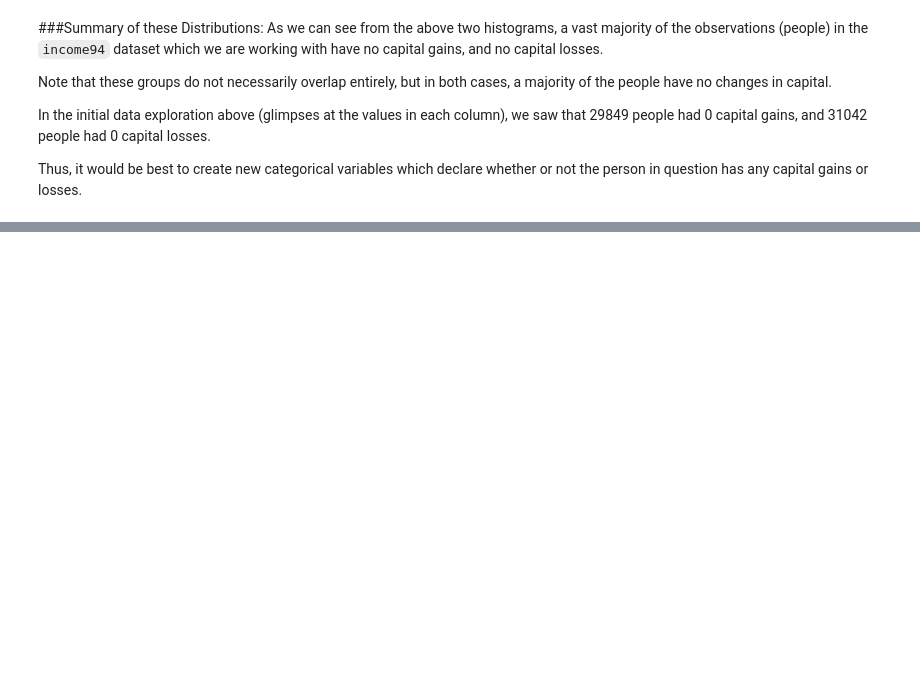
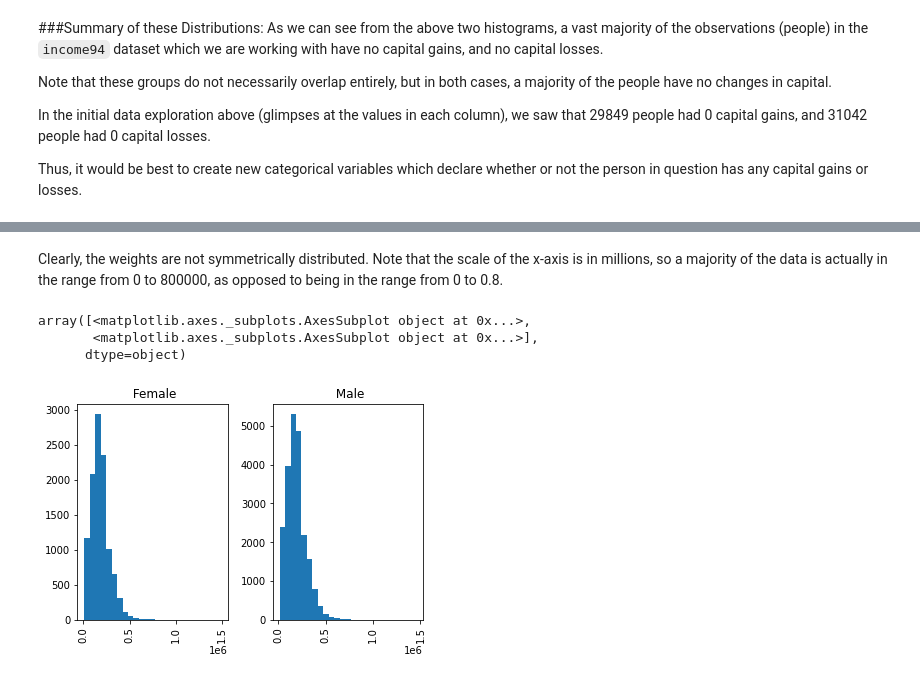
Before and after one commit to hotz1/JSC270_Assg2, a Jupyter notebook: JSC270_Assignment2.ipynb, the cells around one changed output, grey strips where cells are left out. Saved outputs shown, nothing was run; the diff lists cells and outputs as text; code cells hidden in the pictures; blank space fills up the shorter version.

```diff
--- a/JSC270_Assignment2.ipynb
+++ b/JSC270_Assignment2.ipynb
@@ -154,0 +216,9 @@ Name: has_capital_losses, dtype: int64
+# %% [markdown]
+Clearly, the weights are not symmetrically distributed. Note that the scale of the x-axis is in millions, so a majority of the data is actually in the range from 0 to 800000, as opposed to being in the range from 0 to 0.8.
+# %%
+income94['fnlwgt'].hist(by=income94['sex'], bins = 25)
+# %% [output]
+array([<matplotlib.axes._subplots.AxesSubplot object at 0x...>,
+       <matplotlib.axes._subplots.AxesSubplot object at 0x...>],
+      dtype=object)
+[figure, added]
```
Also changed, not shown: parts of 18 cells of this notebook.
